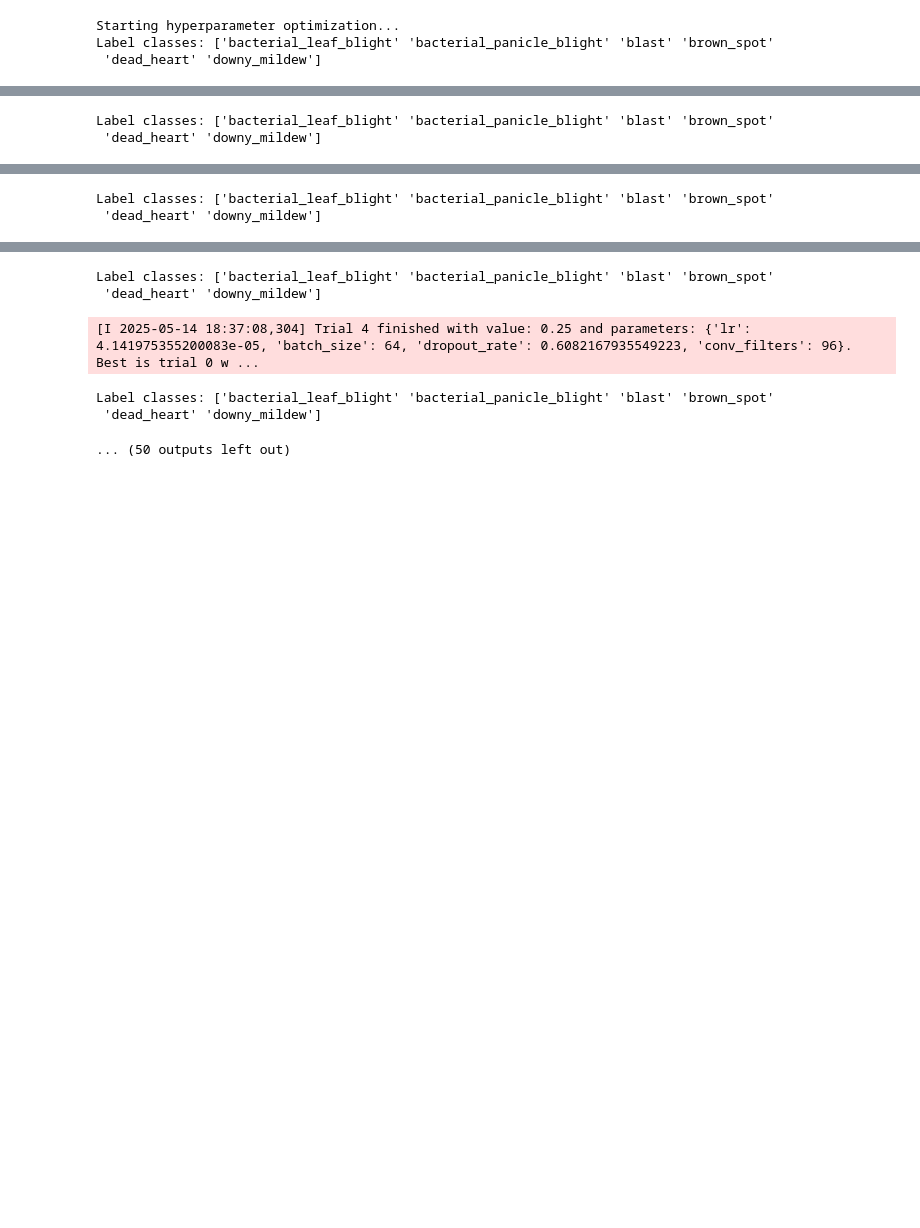
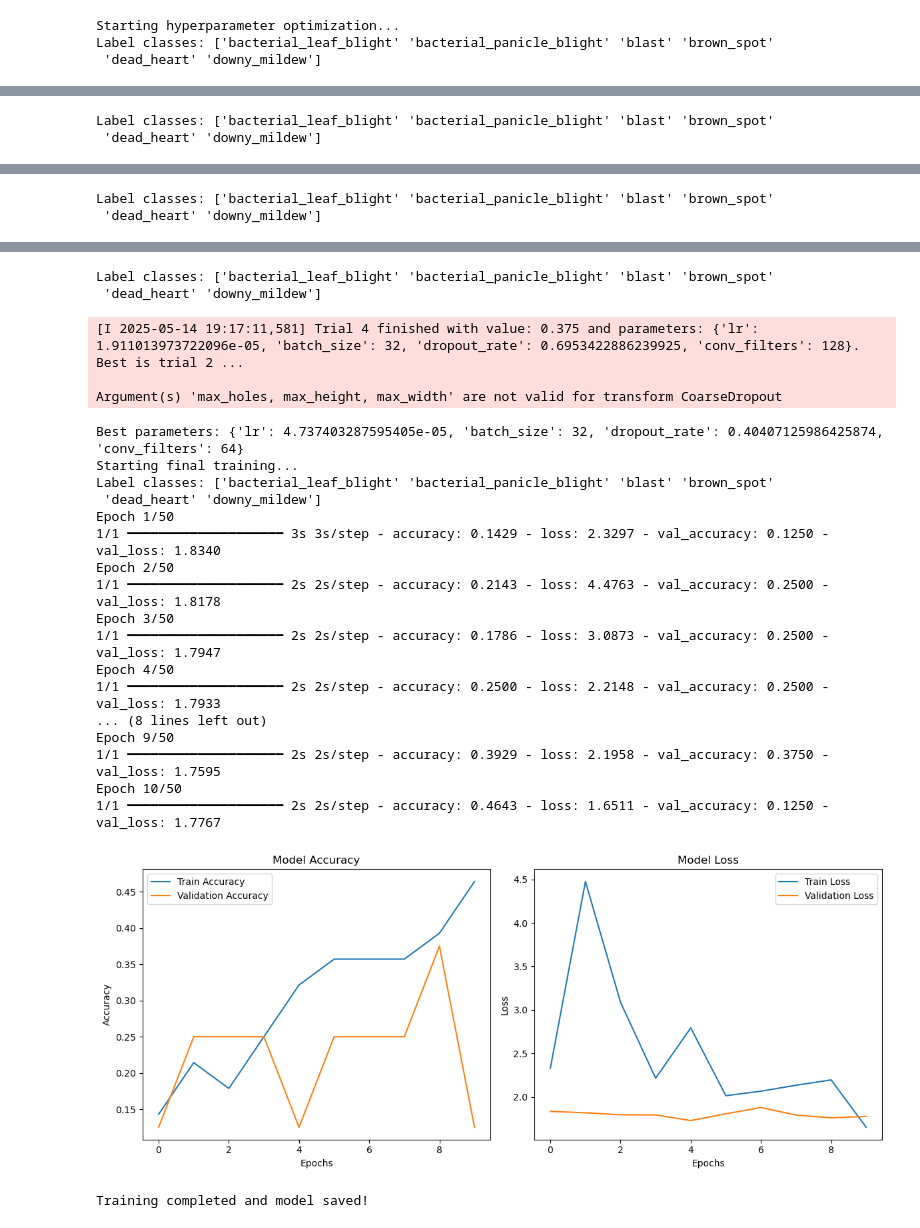
Before and after one commit to vutrongnhannguyen/Rice-Plant-Disease-Classification-, a Jupyter notebook: training8_customCNN_rgb_att_SMOT_aug_bay new.ipynb, the cells around one changed output, grey strips where cells are left out. Drawn from its saved outputs; the diff is of its cells as text; code cells hidden in the pictures; blank space fills up the shorter version.

Commit message:
update training 8

```diff
--- a/training8_customCNN_rgb_att_SMOT_aug_bay new.ipynb
+++ b/training8_customCNN_rgb_att_SMOT_aug_bay new.ipynb
@@ -415,7 +415,7 @@ if __name__ == "__main__":
 
     # Run optimization
     print("Starting hyperparameter optimization...")
-    best_params = optimize_hyperparameters(opt_config, n_trials=10)
+    best_params = optimize_hyperparameters(opt_config, n_trials=5)
     print("Best parameters:", best_params)
 
     # Final training
@@ -460,7 +461,25 @@ Label classes: ['bacterial_leaf_blight' 'bacterial_panicle_blight' 'blast' 'brow
 Label classes: ['bacterial_leaf_blight' 'bacterial_panicle_blight' 'blast' 'brown_spot'
  'dead_heart' 'downy_mildew']
-[I 2025-05-14 18:37:08,304] Trial 4 finished with value: 0.25 and parameters: {'lr': 4.141975355200083e-05, 'batch_size': 64, 'dropout_rate': 0.6082167935549223, 'conv_filters': 96}. Best is trial 0 w ...
+[I 2025-05-14 19:17:11,581] Trial 4 finished with value: 0.375 and parameters: {'lr': 1.911013973722096e-05, 'batch_size': 32, 'dropout_rate': 0.6953422886239925, 'conv_filters': 128}. Best is trial 2 ...
+
+Argument(s) 'max_holes, max_height, max_width' are not valid for transform CoarseDropout
+Best parameters: {'lr': 4.737403287595405e-05, 'batch_size': 32, 'dropout_rate': 0.40407125986425874, 'conv_filters': 64}
+Starting final training...
 Label classes: ['bacterial_leaf_blight' 'bacterial_panicle_blight' 'blast' 'brown_spot'
  'dead_heart' 'downy_mildew']
+Epoch 1/50
+1/1 ━━━━━━━━━━━━━━━━━━━━ 3s 3s/step - accuracy: 0.1429 - loss: 2.3297 - val_accuracy: 0.1250 - val_loss: 1.8340
+Epoch 2/50
+1/1 ━━━━━━━━━━━━━━━━━━━━ 2s 2s/step - accuracy: 0.2143 - loss: 4.4763 - val_accuracy: 0.2500 - val_loss: 1.8178
+Epoch 3/50
+1/1 ━━━━━━━━━━━━━━━━━━━━ 2s 2s/step - accuracy: 0.1786 - loss: 3.0873 - val_accuracy: 0.2500 - val_loss: 1.7947
+Epoch 4/50
+1/1 ━━━━━━━━━━━━━━━━━━━━ 2s 2s/step - accuracy: 0.2500 - loss: 2.2148 - val_accuracy: 0.2500 - val_loss: 1.7933
+... (8 lines left out)
+Epoch 9/50
+1/1 ━━━━━━━━━━━━━━━━━━━━ 2s 2s/step - accuracy: 0.3929 - loss: 2.1958 - val_accuracy: 0.3750 - val_loss: 1.7595
+Epoch 10/50
+1/1 ━━━━━━━━━━━━━━━━━━━━ 2s 2s/step - accuracy: 0.4643 - loss: 1.6511 - val_accuracy: 0.1250 - val_loss: 1.7767
+[figure, added]
-... (50 outputs left out)
+Training completed and model saved!
 # %%
```
Also changed, not shown: parts of 4 cells of this notebook.
